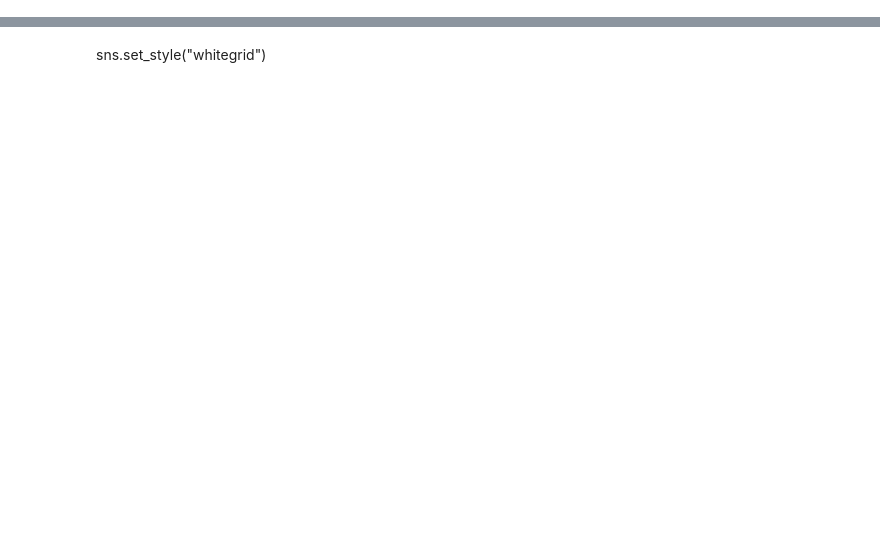
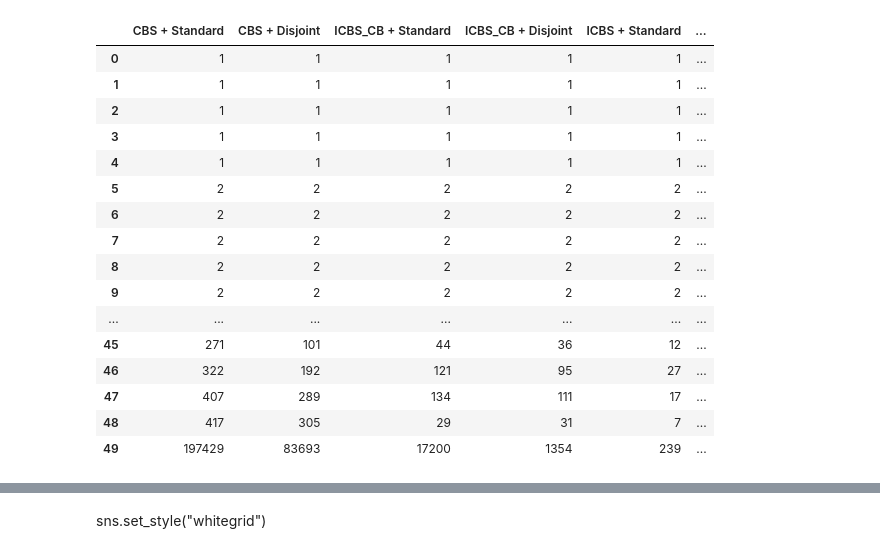
Before and after one commit to gloriyo/MAPF-ICBS, a Jupyter notebook: code/testing/visual.ipynb, the cells around one changed output, grey strips where cells are left out. Cells and saved outputs as stored; diff of their text form; code cells hidden in the pictures; blank space fills up the shorter version.

```diff
--- a/code/testing/visual.ipynb
+++ b/code/testing/visual.ipynb
@@ -38,6 +38,32 @@ exp_data = [cbs_st_exp['nodes'],cbs_di_exp['nodes'],icbscb_st_exp['nodes'],icbsc
 gen_batch_df = pd.concat(gen_data, axis=1, keys=headers)
 exp_batch_df = pd.concat(exp_data, axis=1, keys=headers)
 # exp_df
+# %%
+# gen_batch_df
+
+expsorted_batch_df = exp_batch_df.sort_values(by=['CBS + Standard'])
+
+expsorted_batch_df = expsorted_batch_df.reset_index(drop=True)
+
+expsorted_batch_df
+# %% [output]
+|  | CBS + Standard | CBS + Disjoint | ICBS_CB + Standard | ICBS_CB + Disjoint | ICBS + Standard | ... |
+| 0 | 1 | 1 | 1 | 1 | 1 | ... |
+| 1 | 1 | 1 | 1 | 1 | 1 | ... |
+| 2 | 1 | 1 | 1 | 1 | 1 | ... |
+| 3 | 1 | 1 | 1 | 1 | 1 | ... |
+| 4 | 1 | 1 | 1 | 1 | 1 | ... |
+| 5 | 2 | 2 | 2 | 2 | 2 | ... |
+| 6 | 2 | 2 | 2 | 2 | 2 | ... |
+| 7 | 2 | 2 | 2 | 2 | 2 | ... |
+| 8 | 2 | 2 | 2 | 2 | 2 | ... |
+| 9 | 2 | 2 | 2 | 2 | 2 | ... |
+| ... | ... | ... | ... | ... | ... | ... |
+| 45 | 271 | 101 | 44 | 36 | 12 | ... |
+| 46 | 322 | 192 | 121 | 95 | 27 | ... |
+| 47 | 407 | 289 | 134 | 111 | 17 | ... |
+| 48 | 417 | 305 | 29 | 31 | 7 | ... |
+| 49 | 197429 | 83693 | 17200 | 1354 | 239 | ... |
 # %%
 # For the batch
 
```
Also changed, not shown: parts of 8 cells of this notebook.
